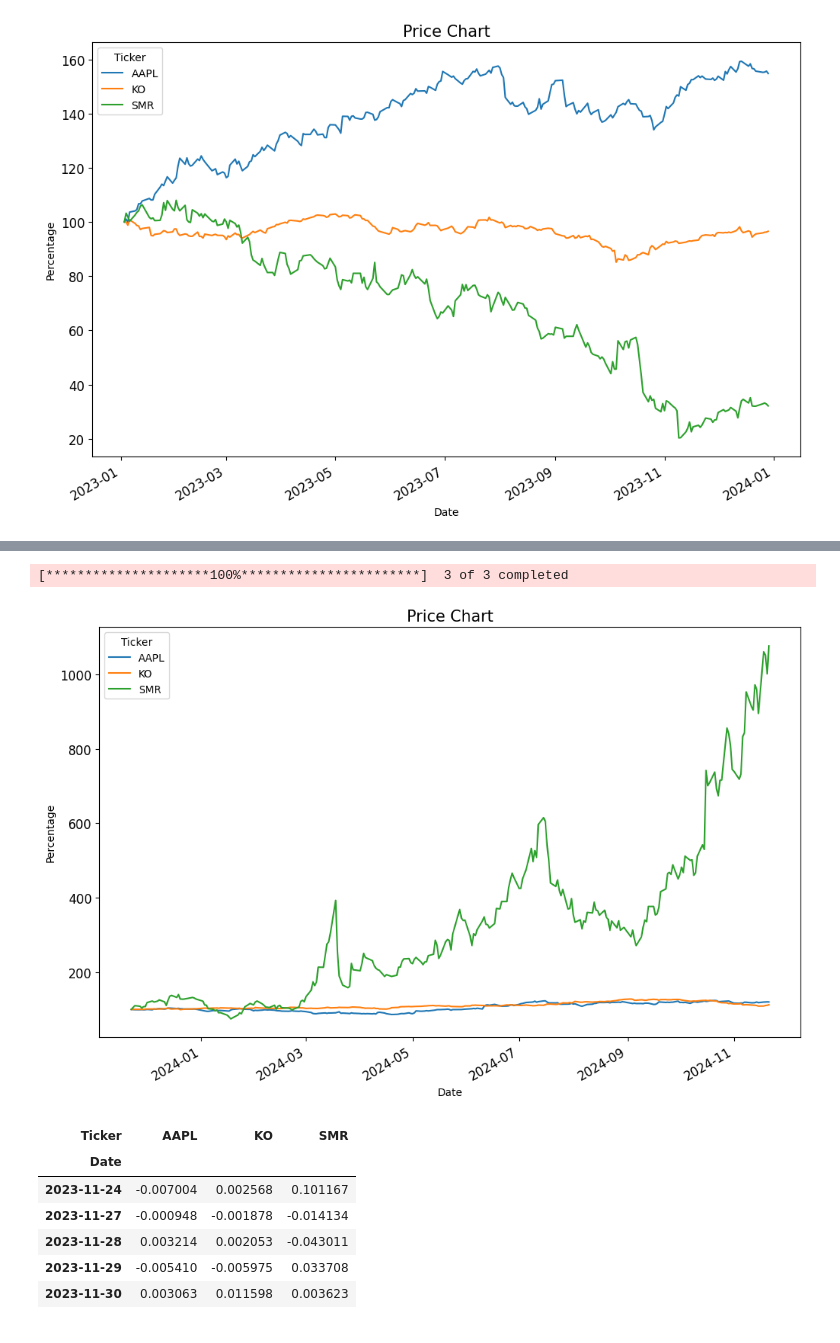
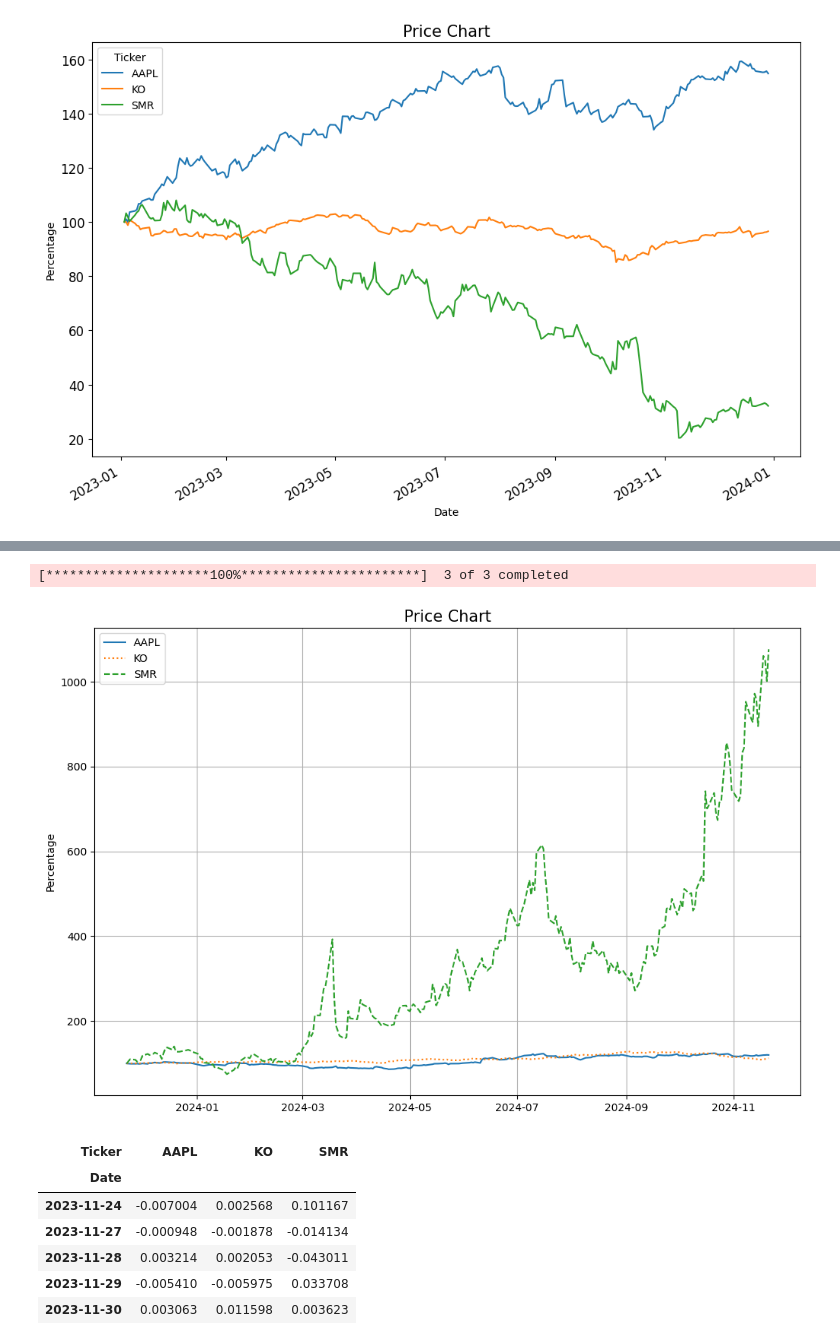
Before and after one commit to robert0714/manning-investing-programmers-stefan-papp-2025, a Jupyter notebook: ch03.ipynb, the cells around one changed output, grey strips where cells are left out. Cells and saved outputs as stored; diff of their text form; code cells hidden in the pictures.

```diff
--- a/ch03.ipynb
+++ b/ch03.ipynb
@@ -242,3 +242,30 @@ def plot_closing_prices(data):
 plot_closing_prices(hist_prices_2023)
 # %% [output]
 [figure]
+# %%
+def plot_closing_prices_dotted(data):
+    import matplotlib.pyplot as plt
+
+    close_prices = data["Close"]
+    price_change_in_percentage = (close_prices / close_prices.iloc[0] * 100)
+
+    # line style help with grey scale
+    line_styles = ['-', ':', '--', '-.']
+
+    plt.figure(figsize=(12, 8))
+
+    for i, col in enumerate(price_change_in_percentage.columns):
+        style = line_styles[i % len(line_styles)]  # cycle styles
+        plt.plot(
+            price_change_in_percentage.index,
+            price_change_in_percentage[col],
+            linestyle=style,
+            label=col
+        )
+
+    plt.ylabel("Percentage")
+    plt.title("Price Chart", fontsize=15)
+    plt.legend(fontsize=10)
+    plt.grid(True)
+    plt.show()
+plot_closing_prices_dotted(hist_prices_2023)
@@ -245,11 +274,11 @@ plot_closing_prices(hist_prices_2023)
 # %%
 # Figure 3.4
 import yfinance as yf
-hist_prices_24 = yf.Tickers(["AAPL", "SMR", "KO"]).history(start="2023-11-22", end="2024-11-22")
-plot_closing_prices(hist_prices_24)
+hist_prices_24 = yf.Tickers(["AAPL", "SMR", "KO"]).history(start="2023-11-22", period="1y")
+plot_closing_prices_dotted(hist_prices_24)
 # %% [output]
 [*********************100%***********************]  3 of 3 completed
-[figure, old version]
+[figure, new version]
 # %%
 simple_returns = hist_prices_24["Close"].pct_change(fill_method=None).dropna()
 simple_returns
```
Also changed, not shown: parts of 21 cells of this notebook, 13 other files.
